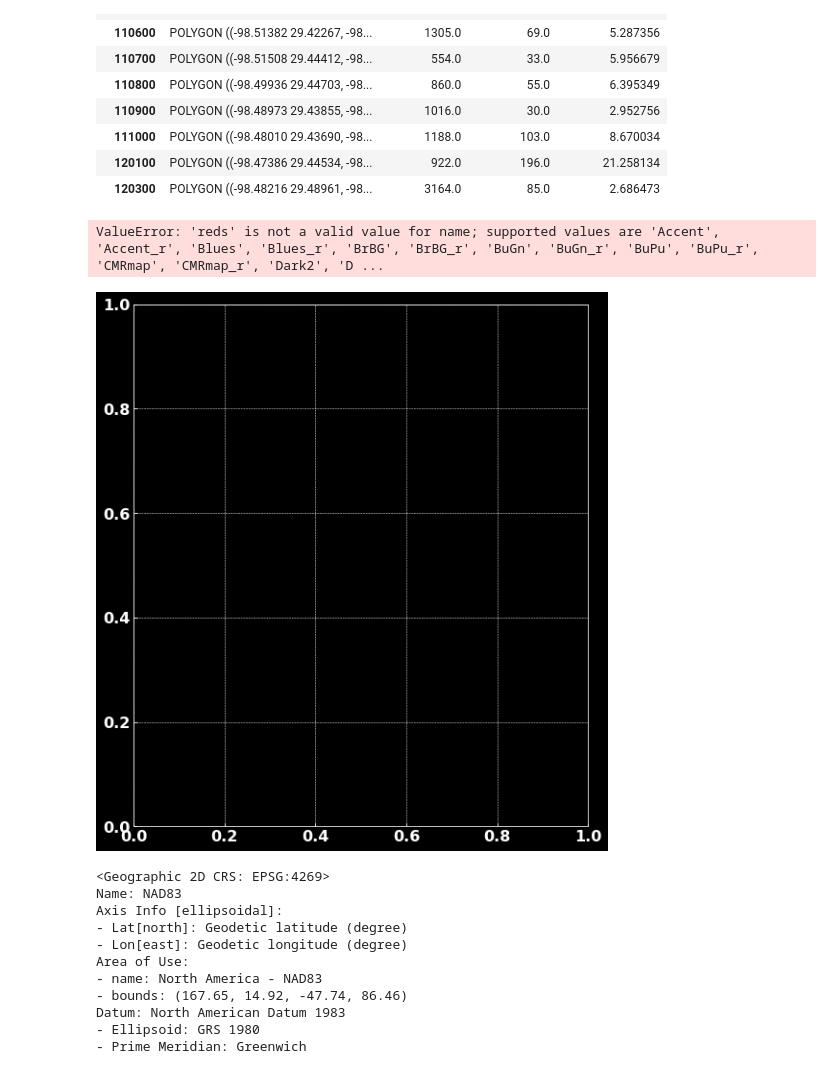
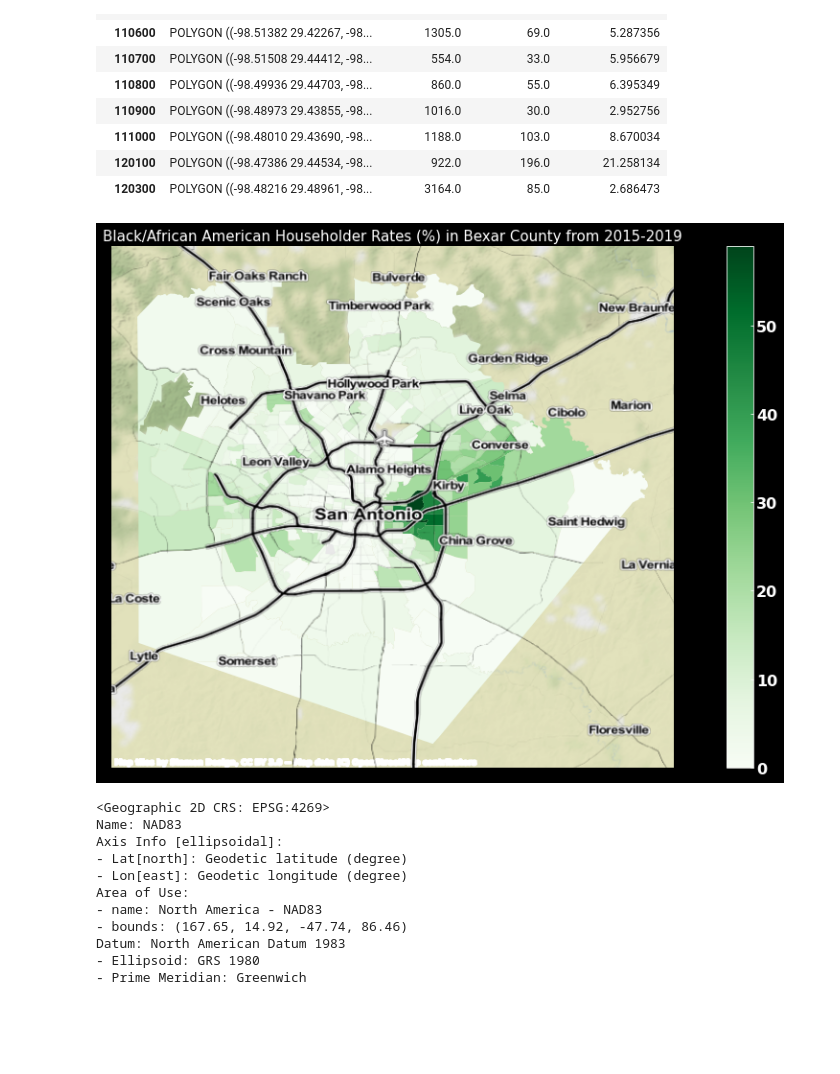
Before and after one commit to dianita956/Maps, a Jupyter notebook: Bexar County Black and African American Home Ownership ACS_5_2019 (percentage).ipynb, the cells around one changed output. Saved outputs shown, nothing was run; the diff lists cells and outputs as text; code cells hidden in the pictures; blank space fills up the shorter version.

```diff
--- a/Bexar County Black and African American Home Ownership ACS_5_2019 (percentage).ipynb
+++ b/Bexar County Black and African American Home Ownership ACS_5_2019 (percentage).ipynb
@@ -266,37 +266,35 @@ bxr_hh_race_county_basemap, bxr_hh_race_county_extent = ctx.bounds2img(*bxr_hh_r
 # %%
 # Create subplots
 fig, ax = plt.subplots(1, 1, figsize = (20, 10))
 
 # Plot data
 # Source: https://geopandas.readthedocs.io/en/latest/docs/user_guide/mapping.html
 
 bxr_plot = bxr_merge.plot('pct_householders',
                        ax = ax,
-                       cmap = "reds",
+                       cmap = 'Greens',
                        legend = True,
-                        edgecolor='gray',
-                        linewidth= 1
-                        )
+                                      )
 
 ctx.Place("San Antonio, Tx")
-ctx.add_basemap(ax, crs=4269, source=ctx.providers.OpenStreetMap.Mapnik, zoom=12)
-ctx.add_basemap(ax, source=ctx.providers.Stamen.TonerLabels, zoom=10)
+
+ctx.add_basemap(ax, crs=4269, source=ctx.providers.Stamen.TonerLines)
+ctx.add_basemap(ax, crs=4269, source=ctx.providers.Stamen.TerrainBackground)
+ctx.add_basemap(ax, crs=4269, source=ctx.providers.Stamen.TonerLabels, zoom=10)
 ax.set_axis_off()
 
 # Stylize plots
 plt.style.use('dark_background')
 
-ax.set_facecolor('black')
 
 ax.grid(visible=None) #remove grid lines
 
 # Set title
 ax.set_title('Black/African American Householder Rates (%) in Bexar County from 2015-2019', fontdict = {'fontsize': '15', 'fontweight' : '3'})
 
 ax.tick_params(left = False, right = False , labelleft = False ,labelbottom = False, bottom = False)
 # %% [output]
-ValueError: 'reds' is not a valid value for name; supported values are 'Accent', 'Accent_r', 'Blues', 'Blues_r', 'BrBG', 'BrBG_r', 'BuGn', 'BuGn_r', 'BuPu', 'BuPu_r', 'CMRmap', 'CMRmap_r', 'Dark2', 'D ...
-[figure, old version]
+[figure, new version]
 # %%
 bxr_merge.crs
 # %% [output]
```
Also changed, not shown: 1 other file.
